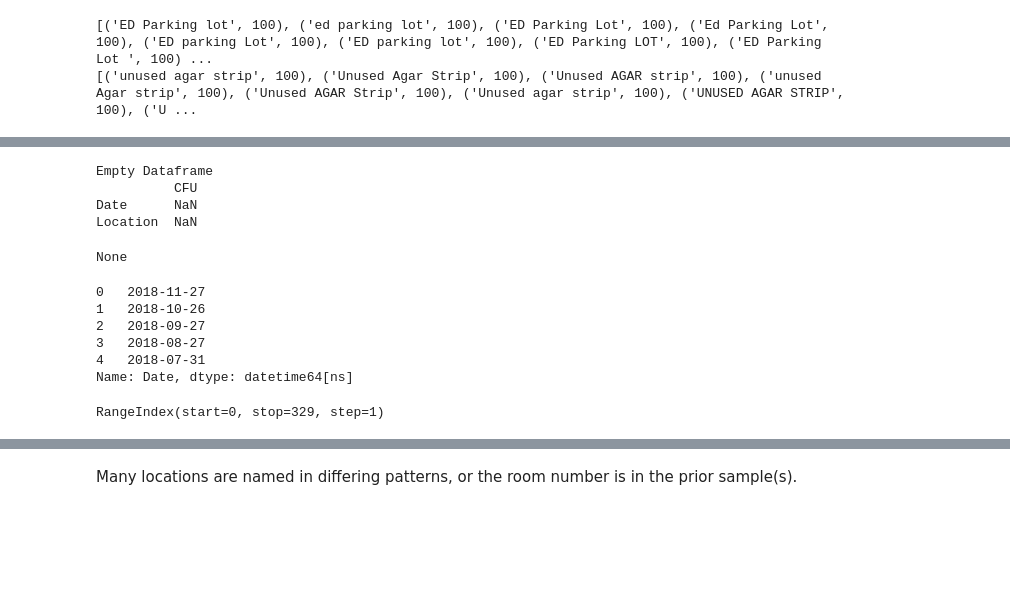
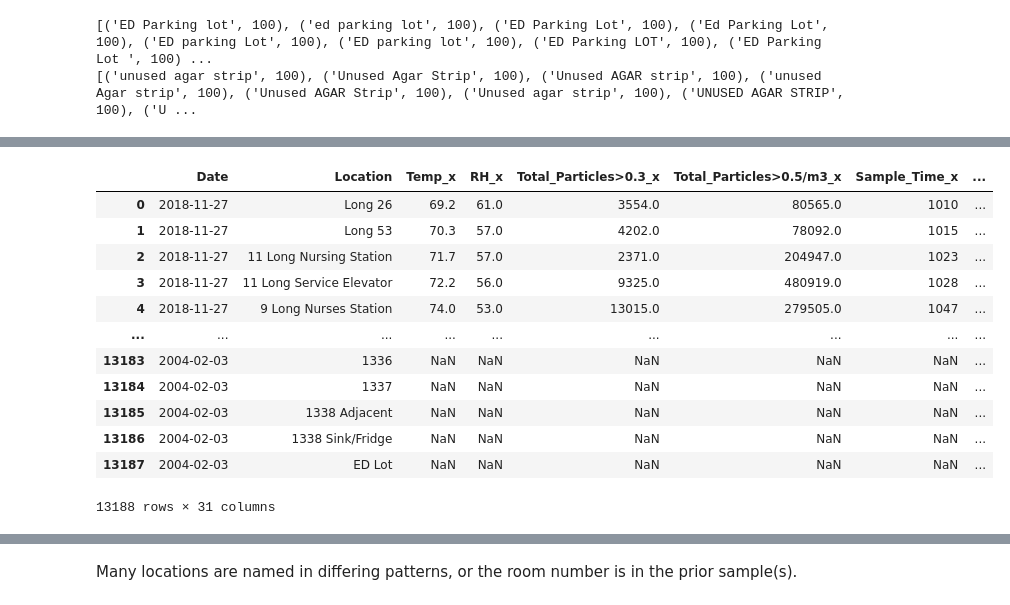
Before and after one commit to jamesclay06/Springboard, a Jupyter notebook: ViableSamplingProject/ViableAirSampling.ipynb, the cells around one changed output, grey strips where cells are left out. Saved outputs shown, nothing was run; the diff lists cells and outputs as text; code cells hidden in the pictures; blank space fills up the shorter version.

Commit message:
merged into 1 frame?

```diff
--- a/ViableSamplingProject/ViableAirSampling.ipynb
+++ b/ViableSamplingProject/ViableAirSampling.ipynb
@@ -151,0 +118,4 @@ Index([             'Date',          'Location', 2018-11-27 00:00:00,
+# %%
+#change to datetime
+df_particulate['Date'] = pd.to_datetime(df_particulate['Date'], errors='coerce')
+print(df_particulate.head())
@@ -151,0 +218,6 @@ Index([             'Date',          'Location', 2018-11-27 00:00:00,
+# %%
+dfE_melt = pd.melt(dfE, id_vars=['Date'], var_name='Location',value_name='CFU')
+dfW_melt = pd.melt(dfW, id_vars=['Date'], var_name='Location',value_name='CFU')
+# %%
+df_CFU = pd.concat([dfE_melt,dfW_melt, dfAH])
+df_CFU
@@ -152,32 +238,21 @@ Index([             'Date',          'Location', 2018-11-27 00:00:00,
+# %%
+df_CFU['CFU'] = pd.to_numeric(df_CFU['CFU'],errors='coerce')
+df_CFU['CFU'] = df_CFU['CFU'].fillna(0)
 # %%
 #merging the CFU data now that they are in the same format
-df_to_merge2 = [dfE,dfW,dfAHA]
-df_CFU = pd.DataFrame(columns=['CFU'],index=['Date', 'Location'])
-print("Empty Dataframe ",df_CFU, sep='\n')
+df_all = pd.merge(df_particulate,df_CFU, how='outer', on=['Date','Location'])
+df_all
 # %% [output]
+|  | Date | Location | Temp_x | RH_x | Total_Particles>0.3_x | Total_Particles>0.5/m3_x | Sample_Time_x | ... |
+| 0 | 2018-11-27 | Long 26 | 69.2 | 61.0 | 3554.0 | 80565.0 | 1010 | ... |
+| 1 | 2018-11-27 | Long 53 | 70.3 | 57.0 | 4202.0 | 78092.0 | 1015 | ... |
+| 2 | 2018-11-27 | 11 Long Nursing Station | 71.7 | 57.0 | 2371.0 | 204947.0 | 1023 | ... |
+| 3 | 2018-11-27 | 11 Long Service Elevator | 72.2 | 56.0 | 9325.0 | 480919.0 | 1028 | ... |
+| 4 | 2018-11-27 | 9 Long Nurses Station | 74.0 | 53.0 | 13015.0 | 279505.0 | 1047 | ... |
+| ... | ... | ... | ... | ... | ... | ... | ... | ... |
+| 13183 | 2004-02-03 | 1336 | NaN | NaN | NaN | NaN | NaN | ... |
+| 13184 | 2004-02-03 | 1337 | NaN | NaN | NaN | NaN | NaN | ... |
+| 13185 | 2004-02-03 | 1338 Adjacent | NaN | NaN | NaN | NaN | NaN | ... |
+| 13186 | 2004-02-03 | 1338 Sink/Fridge | NaN | NaN | NaN | NaN | NaN | ... |
+| 13187 | 2004-02-03 | ED Lot | NaN | NaN | NaN | NaN | NaN | ... |
-Empty Dataframe
-          CFU
-Date      NaN
-Location  NaN
+13188 rows × 31 columns
-# %%
-#dfE.reset_index()
-dftest=dfE.reset_index()
-dftest2=dftest.set_index(pd.DatetimeIndex(dftest['Date']),inplace=True)
-print(dftest2)
-# %% [output]
-None
-# %%
-dftest3=dfW.reset_index()
-dftest4 = pd.to_datetime(dftest3['Date'], errors='coerce')
-print(dftest4.head())
-# %% [output]
-0   2018-11-27
-1   2018-10-26
-2   2018-09-27
-3   2018-08-27
-4   2018-07-31
-Name: Date, dtype: datetime64[ns]
-# %%
-dftest4.keys()
-# %% [output]
-RangeIndex(start=0, stop=329, step=1)
```
Also changed, not shown: parts of 22 cells of this notebook.
